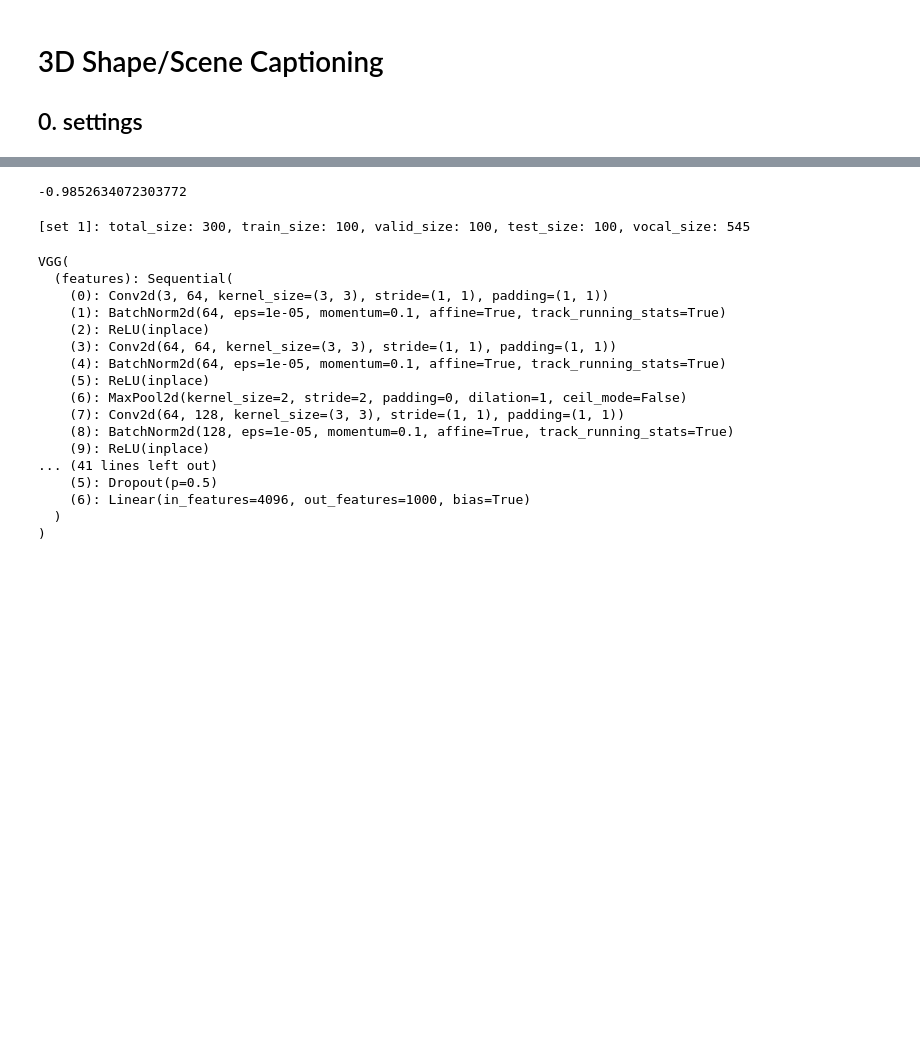
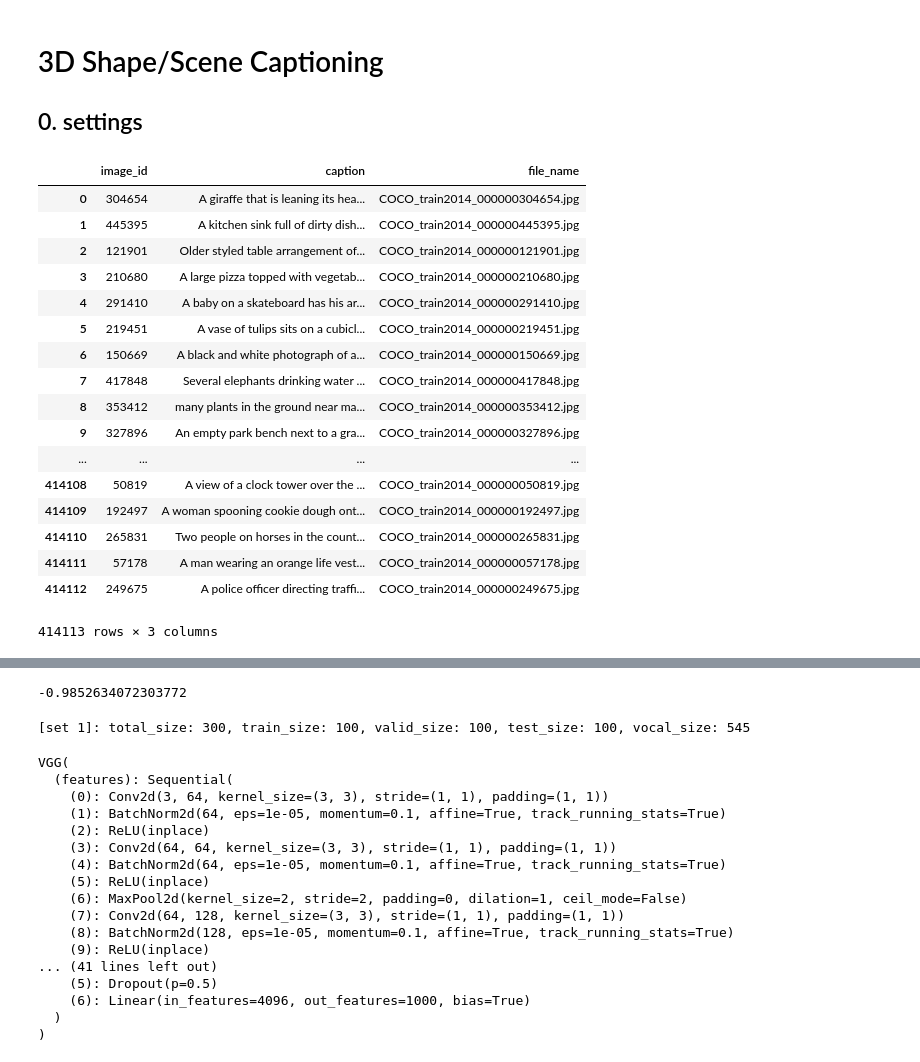
Before and after one commit to daveredrum/3d-captioning, a Jupyter notebook: shape_captioning.ipynb, the cells around one changed output, grey strips where cells are left out. Drawn from its saved outputs; the diff is of its cells as text; code cells hidden in the pictures; blank space fills up the shorter version.

```diff
--- a/shape_captioning.ipynb
+++ b/shape_captioning.ipynb
@@ -17,6 +17,27 @@ from models import *
 from solver import *
 import torchvision.models as torchmodels
 import matplotlib.pyplot as plt
+# %%
+pandas.read_csv("/mnt/raid/davech2y/COCO_2014/preprocessed/coco_train2014.caption.csv")
+# %% [output]
+|  | image_id | caption | file_name |
+| 0 | 304654 | A giraffe that is leaning its hea... | COCO_train2014_000000304654.jpg |
+| 1 | 445395 | A kitchen sink full of dirty dish... | COCO_train2014_000000445395.jpg |
+| 2 | 121901 | Older styled table arrangement of... | COCO_train2014_000000121901.jpg |
+| 3 | 210680 | A large pizza topped with vegetab... | COCO_train2014_000000210680.jpg |
+| 4 | 291410 | A baby on a skateboard has his ar... | COCO_train2014_000000291410.jpg |
+| 5 | 219451 | A vase of tulips sits on a cubicl... | COCO_train2014_000000219451.jpg |
+| 6 | 150669 | A black and white photograph of a... | COCO_train2014_000000150669.jpg |
+| 7 | 417848 | Several elephants drinking water ... | COCO_train2014_000000417848.jpg |
+| 8 | 353412 | many plants in the ground near ma... | COCO_train2014_000000353412.jpg |
+| 9 | 327896 | An empty park bench next to a gra... | COCO_train2014_000000327896.jpg |
+| ... | ... | ... | ... |
+| 414108 | 50819 | A view of a clock tower over the ... | COCO_train2014_000000050819.jpg |
+| 414109 | 192497 | A woman spooning cookie dough ont... | COCO_train2014_000000192497.jpg |
+| 414110 | 265831 | Two people on horses in the count... | COCO_train2014_000000265831.jpg |
+| 414111 | 57178 | A man wearing an orange life vest... | COCO_train2014_000000057178.jpg |
+| 414112 | 249675 | A police officer directing traffi... | COCO_train2014_000000249675.jpg |
+414113 rows × 3 columns
 # %%
 idx = 0
 temp = pandas.read_csv("results/coco_vgg16_bn_attention_ts100_e100_lr0.001000_wd0.000000_bs25_vocal442_{}/coco_vgg16_bn_attention_ts100_e100_lr0.001000_wd0.000000_bs25_vocal442_{}.csv".format(idx, idx))
```
Also changed, not shown: 4 other files.
